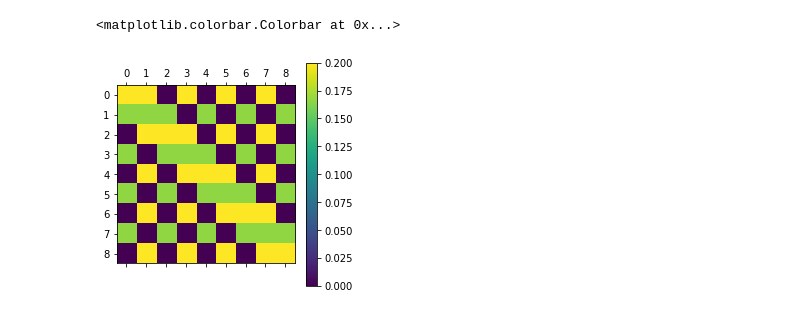
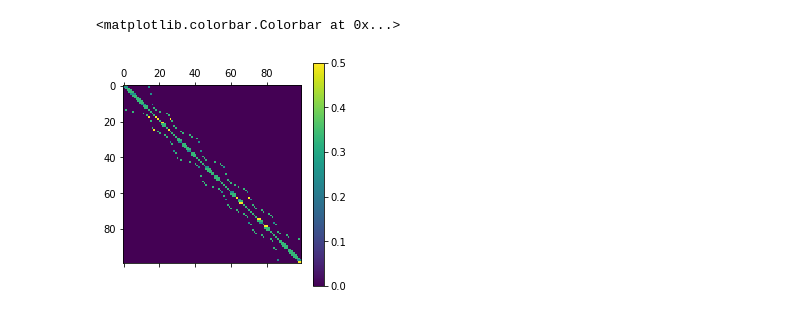
Before and after one commit to haltugyildirim/markovmaze, a Jupyter notebook: markov_maze.ipynb, the cells around one changed output. Drawn from its saved outputs; the diff is of its cells as text; code cells hidden in the pictures.

```diff
--- a/markov_maze.ipynb
+++ b/markov_maze.ipynb
@@ -37,8 +37,8 @@ def maze(width=50, height=50, complexity=.75, density=.75):
 #    for x in range(width):
 #        for y in range(height):
 #           if Z[]
-height=5
-width=5
+height=15
+width=15
 M=maze(height-1,width-1)
 plt.figure(figsize=(5, 5))
 plt.imshow(M, cmap=pyplot.cm.binary, interpolation='nearest')
@@ -90,0 +90,22 @@ plt.imshow(T)
+# %%
+s=(height*width,width*height)
+G=numpy.ones(s)
+
+for i in range(width):
+    for j in range(height):
+        if M[i][j] == 1:
+            for m in range(s[0]):
+                for n in range(s[1]):
+                    G[i*width+j][n]=0
+                    G[m][i*width+j]=0
+                    modm= m % 2
+                    modn= n % 2
+                    if modm==modn:
+                        G[m][n]=0
+
+
+for m in range(s[0]):
+    for n in range(s[1]):
+        if  abs(m-n)!=np.sqrt(height*width):
+            G[m][n]=0
+plt.imshow(G)
@@ -90,0 +115,7 @@ plt.imshow(T)
+# %%
+O=numpy.zeros(s)
+for m in range(s[0]):
+    for n in range(s[1]):
+        if m==n:
+            O[m][n]=1
+plt.imshow(O)
@@ -90,0 +125,7 @@ plt.imshow(T)
+# %%
+P=T+G+O
+for row in range(P.shape[0]):
+    P[row] /= np.sum(P[row])
+P=np.nan_to_num(P)
+plt.imshow(P)
+#print(P.sum(axis=1))
@@ -96,6 +140,6 @@ keptindices = msmtools.estimation.largest_connected_set(T)
 # %%
-plt.matshow(msmtools.estimation.largest_connected_submatrix(T))
+plt.matshow(msmtools.estimation.largest_connected_submatrix(P))
 plt.colorbar()
 # %% [output]
 <matplotlib.colorbar.Colorbar at 0x...>
-[figure, old version]
+[figure, new version]
```
Also changed, not shown: parts of 7 cells of this notebook.
